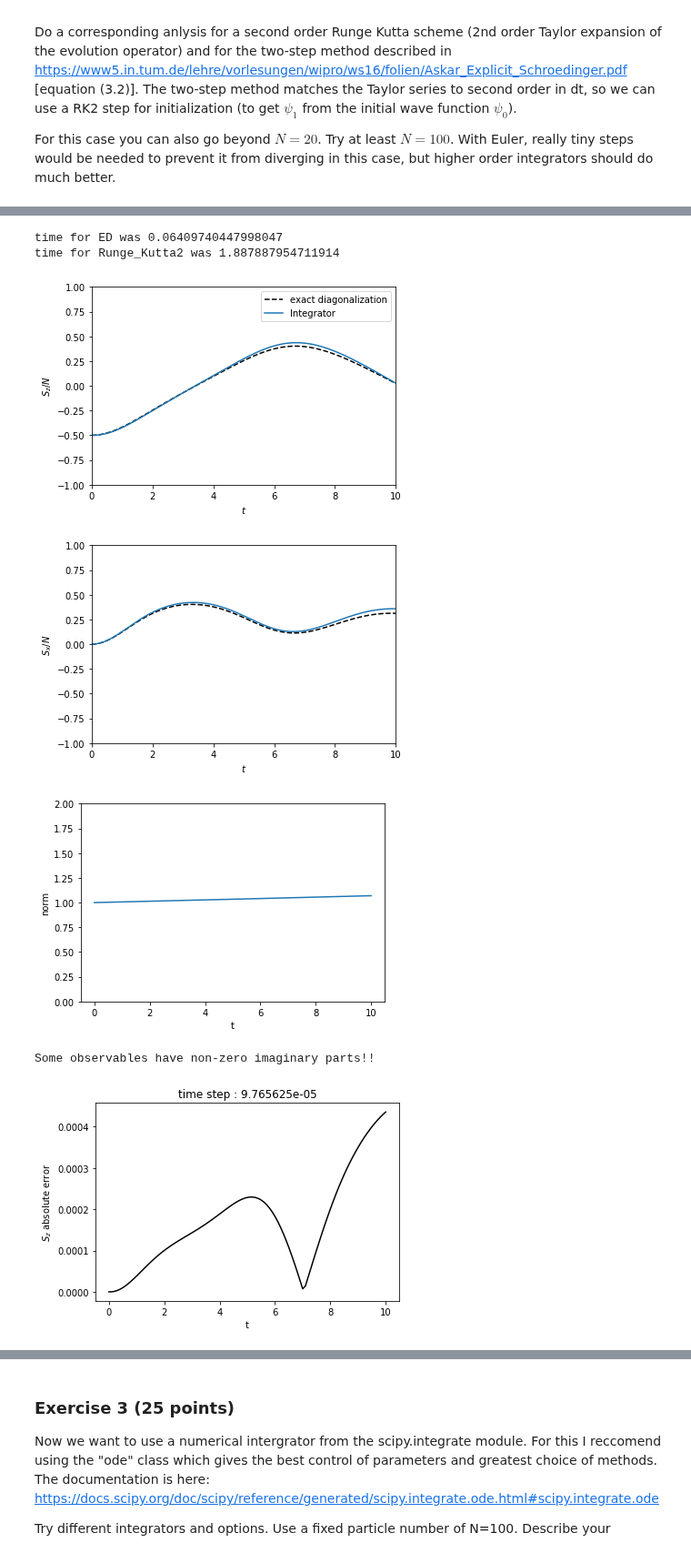
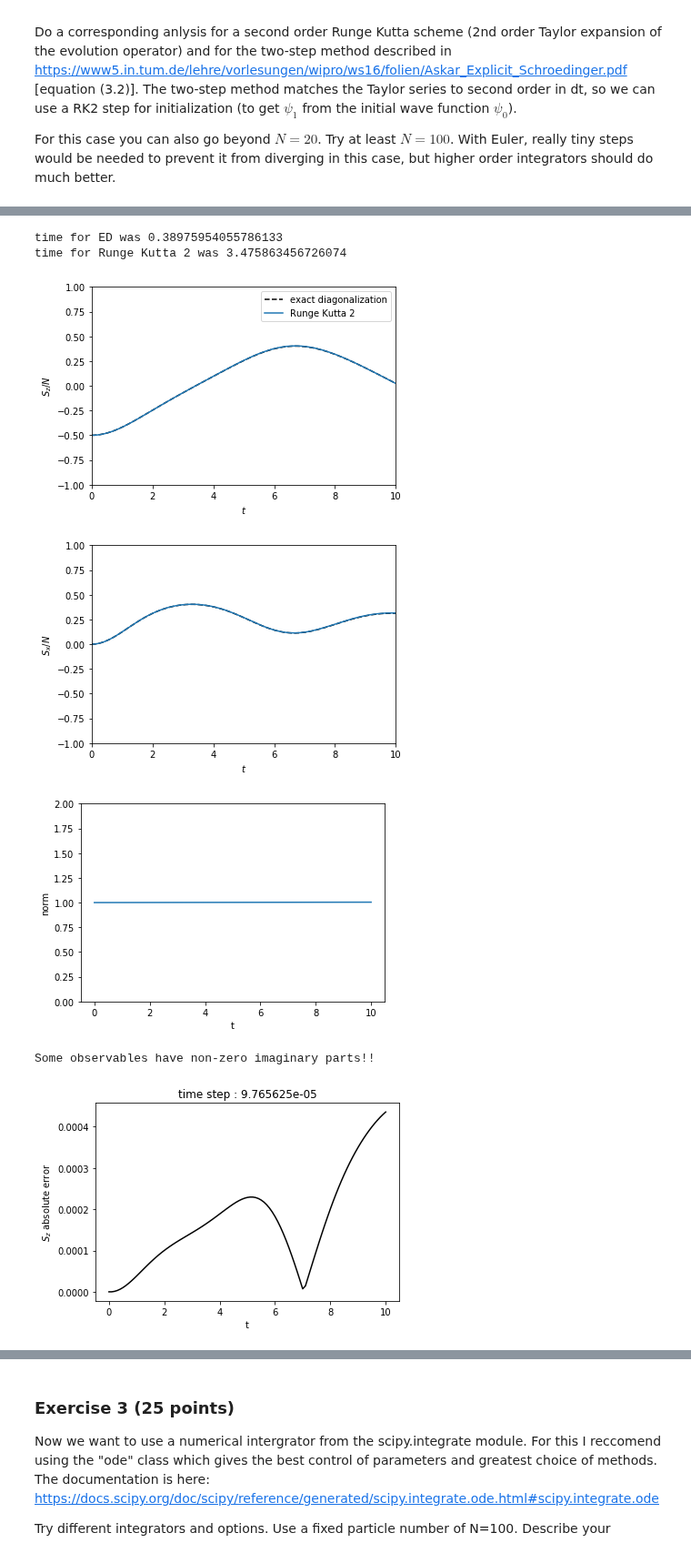
Before and after one commit to ml4cdeca/ComputationalQuantumDynamics, a Jupyter notebook: blatt5/exercise5.ipynb, the cells around one changed output, grey strips where cells are left out. Shown at 91% size. Drawn from its saved outputs; the diff is of its cells as text; code cells hidden in the pictures.

```diff
--- a/blatt5/exercise5.ipynb
+++ b/blatt5/exercise5.ipynb
@@ -352,11 +382,11 @@ time for Runge_Kutta2 was 1.8608574867248535
 # %%
-operation(100,0.005,1,Runge_Kutta2)
+operation(100,0.002,Runge_Kutta2,'Runge Kutta 2')
 # %% [output]
-time for ED was 0.06409740447998047
-time for Runge_Kutta2 was 1.887887954711914
+time for ED was 0.38975954055786133
+time for Runge Kutta 2 was 3.475863456726074
-[figure, old version]
+[figure, new version]
-[figure, old version]
+[figure, new version]
-[figure, old version]
+[figure, new version]
 Some observables have non-zero imaginary parts!!
 [figure]
 [figure]
```
Also changed, not shown: parts of 15 cells of this notebook, 1 other file.
